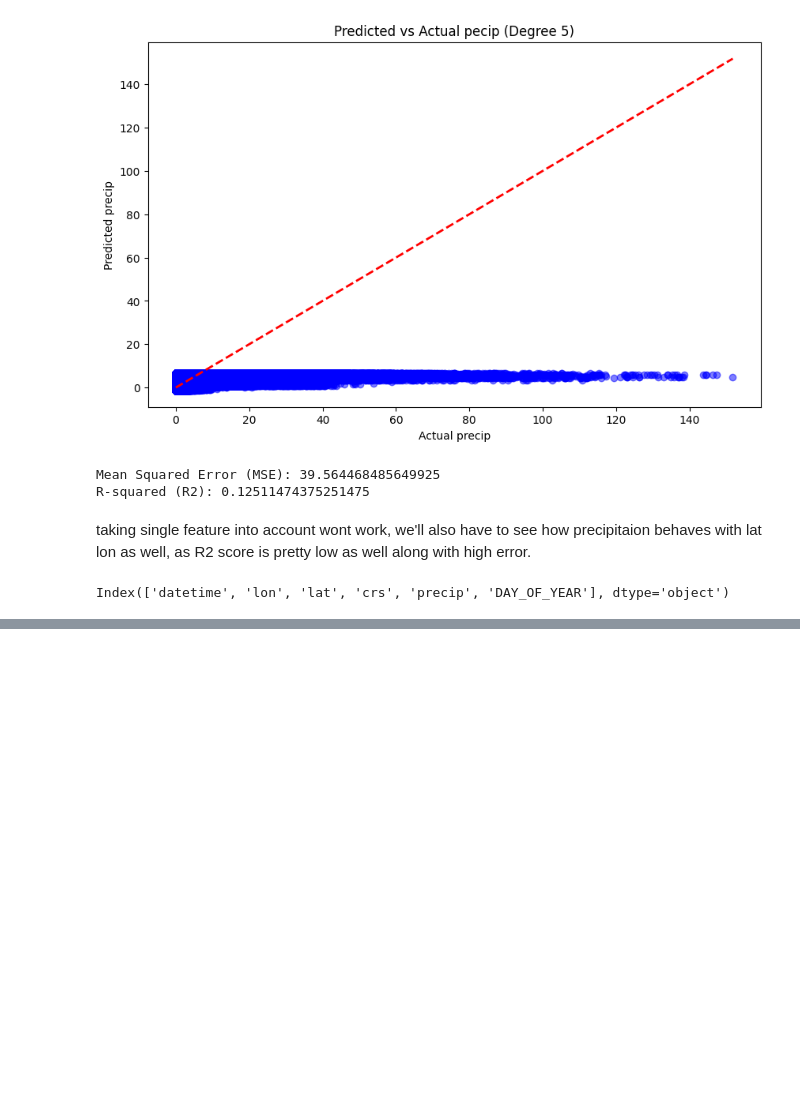
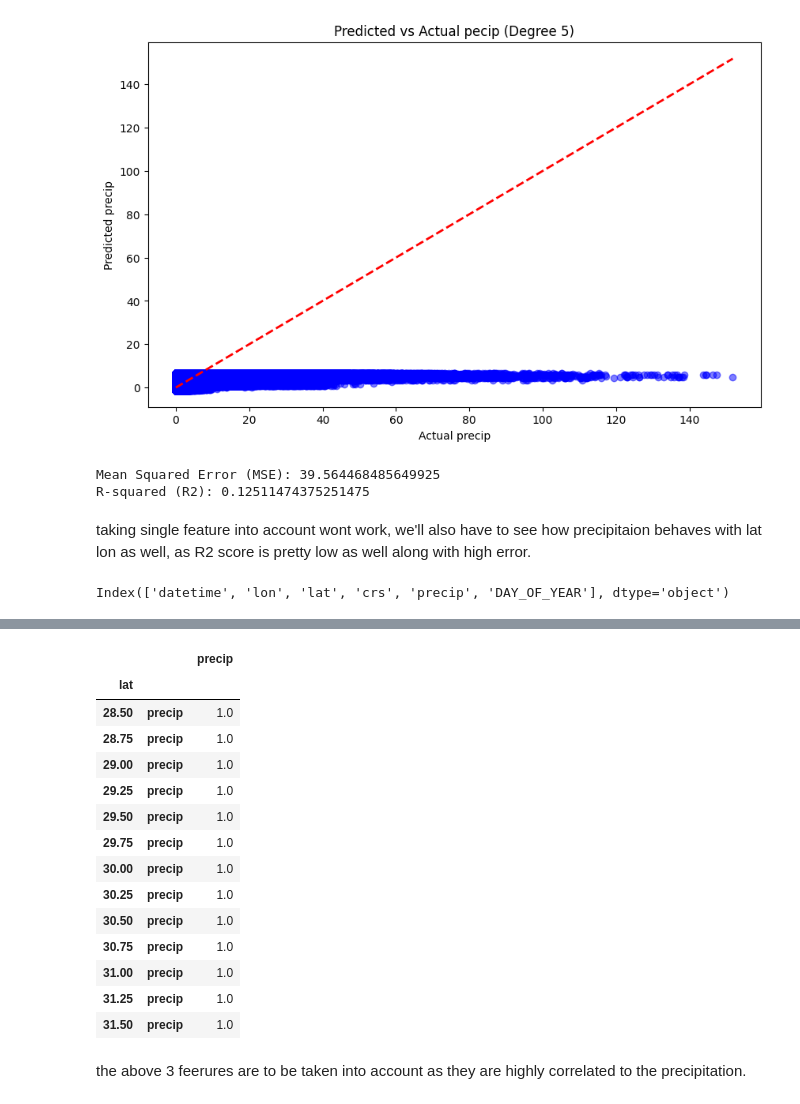
Before and after one commit to sonjaove/IISERB-ML-DL-course, a Jupyter notebook: answers/assignment_4_vedanshi.ipynb, the cells around one changed output, grey strips where cells are left out. Drawn from its saved outputs; the diff is of its cells as text; code cells hidden in the pictures; blank space fills up the shorter version.

```diff
--- a/answers/assignment_4_vedanshi.ipynb
+++ b/answers/assignment_4_vedanshi.ipynb
@@ -182,0 +205,22 @@ features=[]
+# %%
+# correlation of lat with precip
+df_corr3=df.groupby('lat')[['precip']].corr()
+df_corr3
+# %% [output]
+|  |  | precip |
+| lat |  |  |
+| 28.50 | precip | 1.0 |
+| 28.75 | precip | 1.0 |
+| 29.00 | precip | 1.0 |
+| 29.25 | precip | 1.0 |
+| 29.50 | precip | 1.0 |
+| 29.75 | precip | 1.0 |
+| 30.00 | precip | 1.0 |
+| 30.25 | precip | 1.0 |
+| 30.50 | precip | 1.0 |
+| 30.75 | precip | 1.0 |
+| 31.00 | precip | 1.0 |
+| 31.25 | precip | 1.0 |
+| 31.50 | precip | 1.0 |
+# %% [markdown]
+the above 3 feerures are to be taken into account as they are highly correlated to the precipitation.
```
Also changed, not shown: parts of 5 cells of this notebook, 1 other file.
